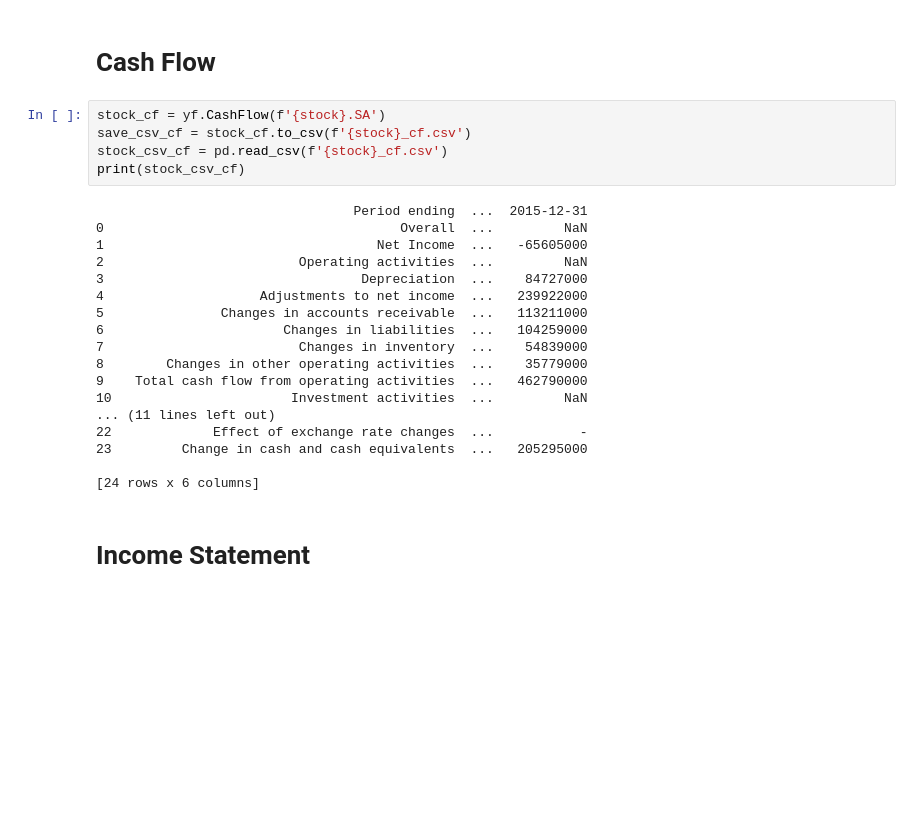
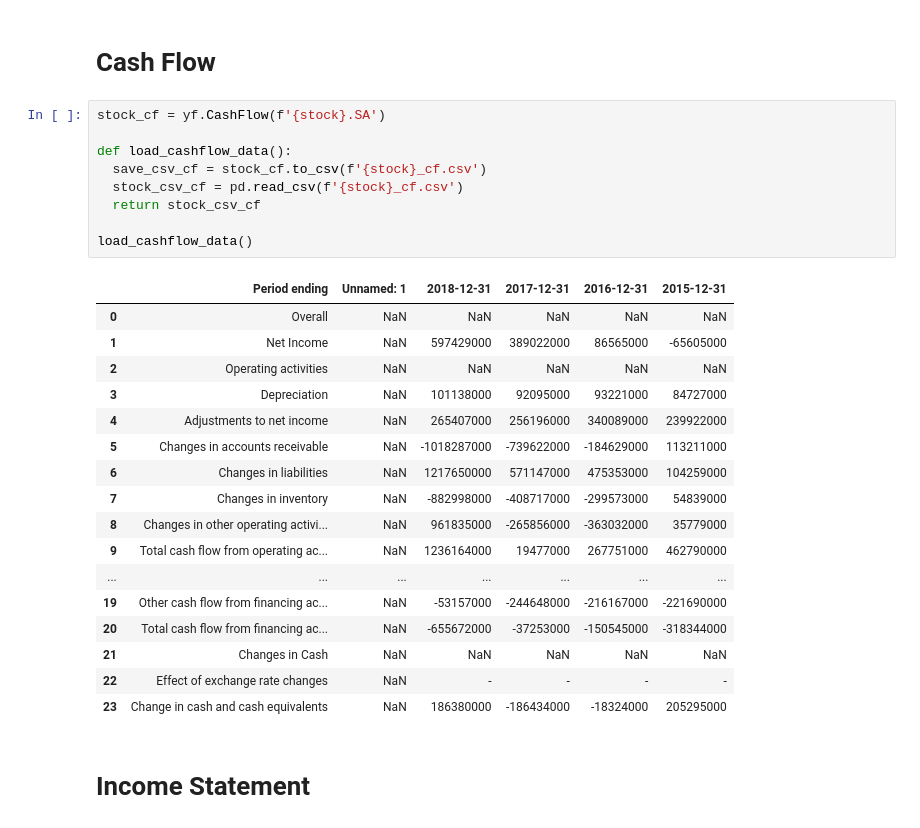
Before and after one commit to scsin/-stock_analysis, a Jupyter notebook: mglu.ipynb, the cells around one changed output. Saved outputs shown, nothing was run; the diff lists cells and outputs as text; blank space fills up the shorter version.

```diff
--- a/mglu.ipynb
+++ b/mglu.ipynb
@@ -131,27 +108,31 @@ print(stock_csv_bs)
 # Cash Flow
 # %%
 stock_cf = yf.CashFlow(f'{stock}.SA')
-save_csv_cf = stock_cf.to_csv(f'{stock}_cf.csv')
-stock_csv_cf = pd.read_csv(f'{stock}_cf.csv')
-print(stock_csv_cf)
+
+def load_cashflow_data():
+  save_csv_cf = stock_cf.to_csv(f'{stock}_cf.csv')
+  stock_csv_cf = pd.read_csv(f'{stock}_cf.csv')
+  return stock_csv_cf
+
+load_cashflow_data()
 # %% [output]
-                                 Period ending  ...  2015-12-31
-0                                      Overall  ...         NaN
-1                                   Net Income  ...   -65605000
-2                         Operating activities  ...         NaN
-3                                 Depreciation  ...    84727000
-4                    Adjustments to net income  ...   239922000
-5               Changes in accounts receivable  ...   113211000
-6                       Changes in liabilities  ...   104259000
-7                         Changes in inventory  ...    54839000
-8        Changes in other operating activities  ...    35779000
-9    Total cash flow from operating activities  ...   462790000
-10                       Investment activities  ...         NaN
-... (11 lines left out)
-22             Effect of exchange rate changes  ...           -
-23         Change in cash and cash equivalents  ...   205295000
-
-[24 rows x 6 columns]
+|  | Period ending | Unnamed: 1 | 2018-12-31 | 2017-12-31 | 2016-12-31 | 2015-12-31 |
+| 0 | Overall | NaN | NaN | NaN | NaN | NaN |
+| 1 | Net Income | NaN | 597429000 | 389022000 | 86565000 | -65605000 |
+| 2 | Operating activities | NaN | NaN | NaN | NaN | NaN |
+| 3 | Depreciation | NaN | 101138000 | 92095000 | 93221000 | 84727000 |
+| 4 | Adjustments to net income | NaN | 265407000 | 256196000 | 340089000 | 239922000 |
+| 5 | Changes in accounts receivable | NaN | -1018287000 | -739622000 | -184629000 | 113211000 |
+| 6 | Changes in liabilities | NaN | 1217650000 | 571147000 | 475353000 | 104259000 |
+| 7 | Changes in inventory | NaN | -882998000 | -408717000 | -299573000 | 54839000 |
+| 8 | Changes in other operating activi... | NaN | 961835000 | -265856000 | -363032000 | 35779000 |
+| 9 | Total cash flow from operating ac... | NaN | 1236164000 | 19477000 | 267751000 | 462790000 |
+| ... | ... | ... | ... | ... | ... | ... |
+| 19 | Other cash flow from financing ac... | NaN | -53157000 | -244648000 | -216167000 | -221690000 |
+| 20 | Total cash flow from financing ac... | NaN | -655672000 | -37253000 | -150545000 | -318344000 |
+| 21 | Changes in Cash | NaN | NaN | NaN | NaN | NaN |
+| 22 | Effect of exchange rate changes | NaN | - | - | - | - |
+| 23 | Change in cash and cash equivalents | NaN | 186380000 | -186434000 | -18324000 | 205295000 |
 # %% [markdown]
 # Income Statement
 # %%
```
Also changed, not shown: parts of 8 cells of this notebook.
